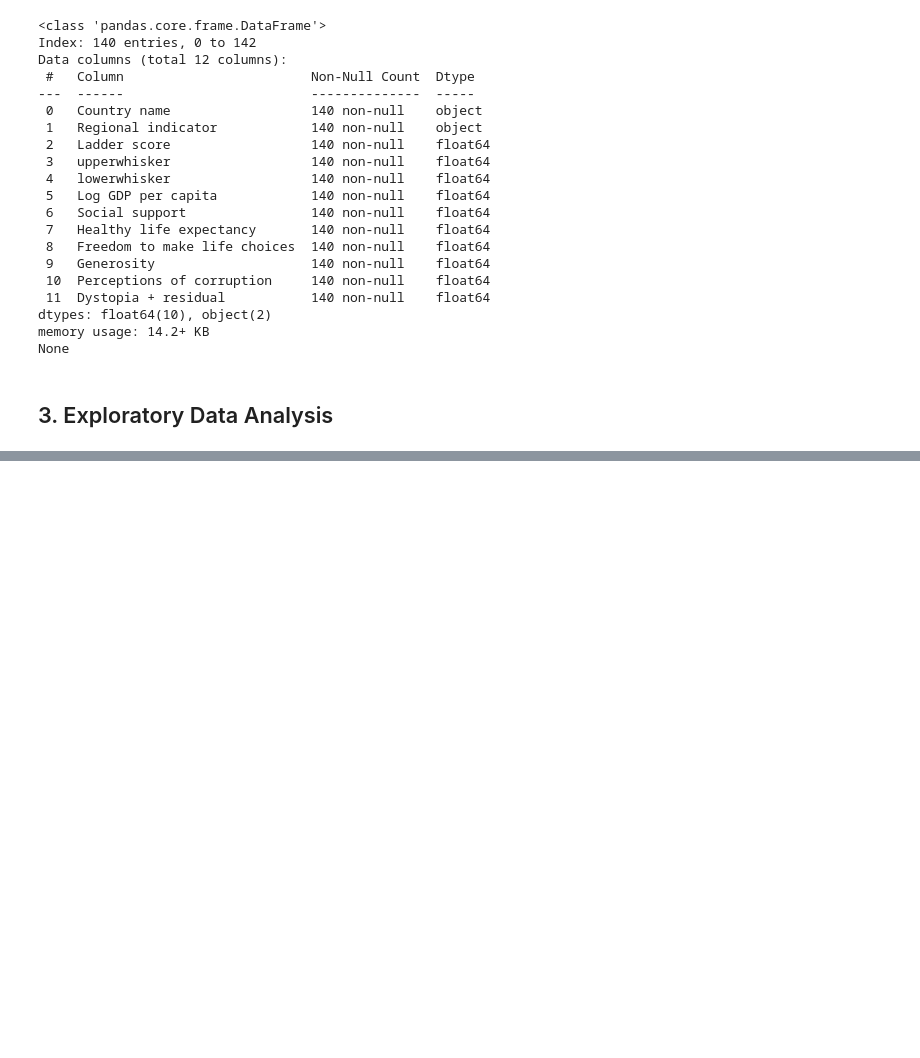
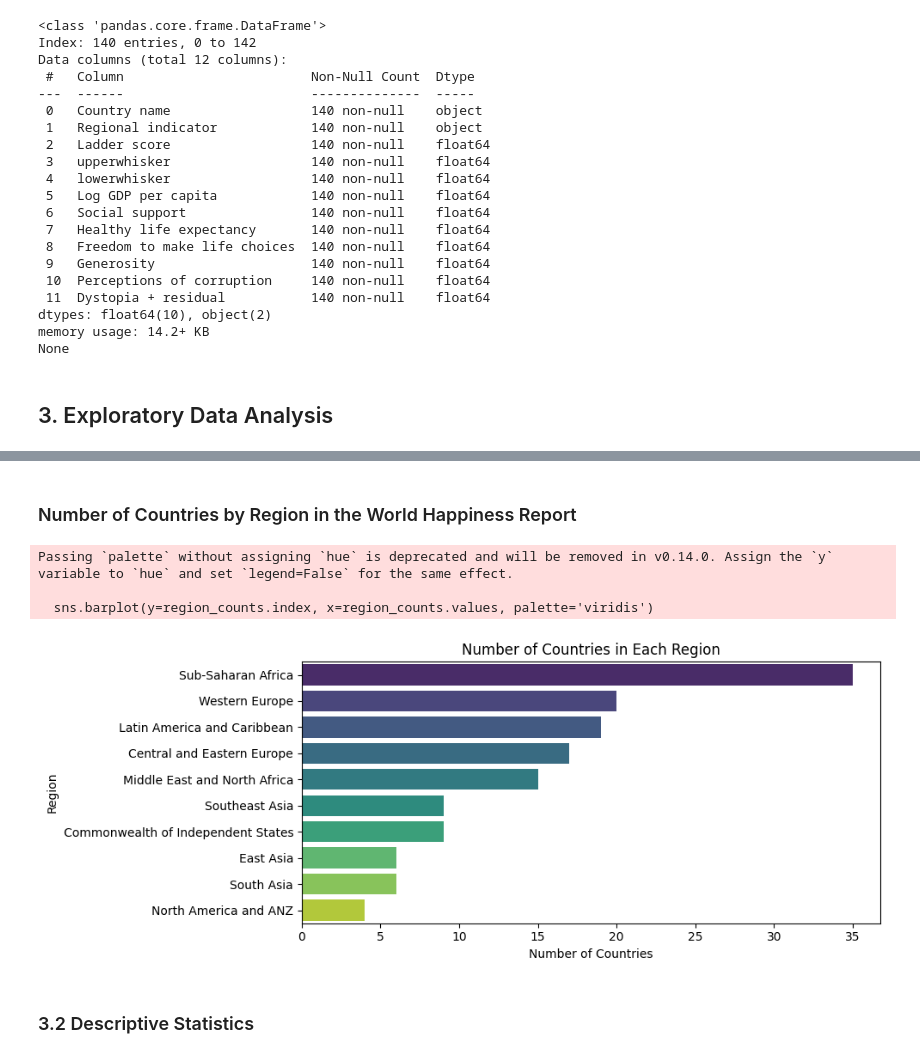
Before and after one commit to ibtj21/PRODIGY_DS_02, a Jupyter notebook: Task02.ipynb, the cells around one changed output, grey strips where cells are left out. Drawn from its saved outputs; the diff is of its cells as text; code cells hidden in the pictures; blank space fills up the shorter version.

```diff
--- a/Task02.ipynb
+++ b/Task02.ipynb
@@ -204,0 +228,30 @@ None
+# %% [markdown]
+### Number of Countries by Region in the World Happiness Report
+# %%
+import matplotlib.pyplot as plt
+import seaborn as sns
+
+# Count the number of countries in each region
+region_counts = df_happiness_cleaned['Regional indicator'].value_counts()
+
+# Set the figure size
+plt.figure(figsize=(10, 4))  # You can adjust the size as needed
+
+# Create the horizontal bar plot
+sns.barplot(y=region_counts.index, x=region_counts.values, palette='viridis')
+
+# Add titles and labels
+plt.title('Number of Countries in Each Region')
+plt.xlabel('Number of Countries')
+plt.ylabel('Region')
+
+# Show the plot
+plt.tight_layout()  # Adjust layout to prevent clipping of tick-labels
+plt.show()
+# %% [output]
+Passing `palette` without assigning `hue` is deprecated and will be removed in v0.14.0. Assign the `y` variable to `hue` and set `legend=False` for the same effect.
+
+  sns.barplot(y=region_counts.index, x=region_counts.values, palette='viridis')
+[figure, added]
+# %% [markdown]
+### 3.2 Descriptive Statistics
```
Also changed, not shown: parts of 8 cells of this notebook.
